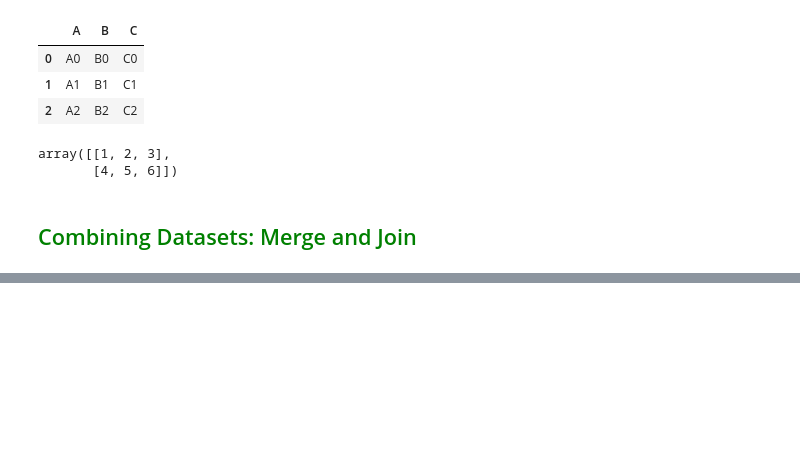
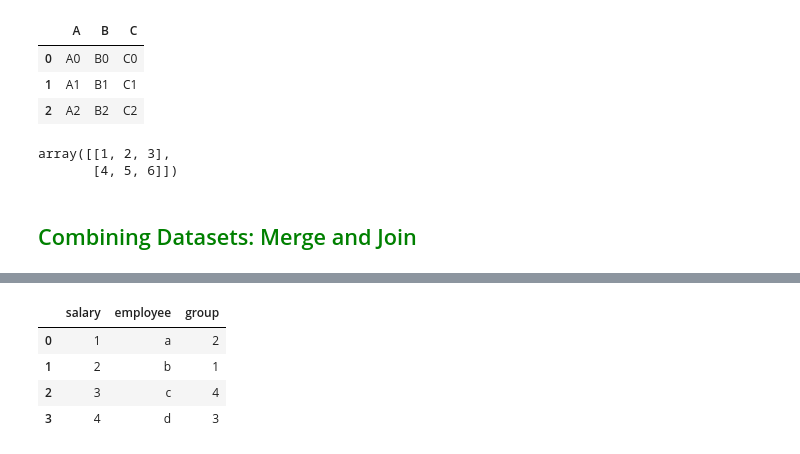
Before and after one commit to JinHwaChiu/DS_reference, a Jupyter notebook: DataScienceHandbook/ Python Data Science Handbook .ipynb, the cells around one changed output, grey strips where cells are left out. Drawn from its saved outputs; the diff is of its cells as text; code cells hidden in the pictures; blank space fills up the shorter version.

```diff
--- a/DataScienceHandbook/ Python Data Science Handbook .ipynb
+++ b/DataScienceHandbook/ Python Data Science Handbook .ipynb
@@ -530,0 +539,9 @@ pd.merge()
+# %%
+df1 = pd.DataFrame({'name':['a','b','c','d'],'salary':[1,2,3,4]})
+pd.merge(df1,df3,left_on='name',right_on='employee').drop('name',axis=1)
+# %% [output]
+|  | salary | employee | group |
+| 0 | 1 | a | 2 |
+| 1 | 2 | b | 1 |
+| 2 | 3 | c | 4 |
+| 3 | 4 | d | 3 |
```
Also changed, not shown: parts of 7 cells of this notebook, 4 other files.
